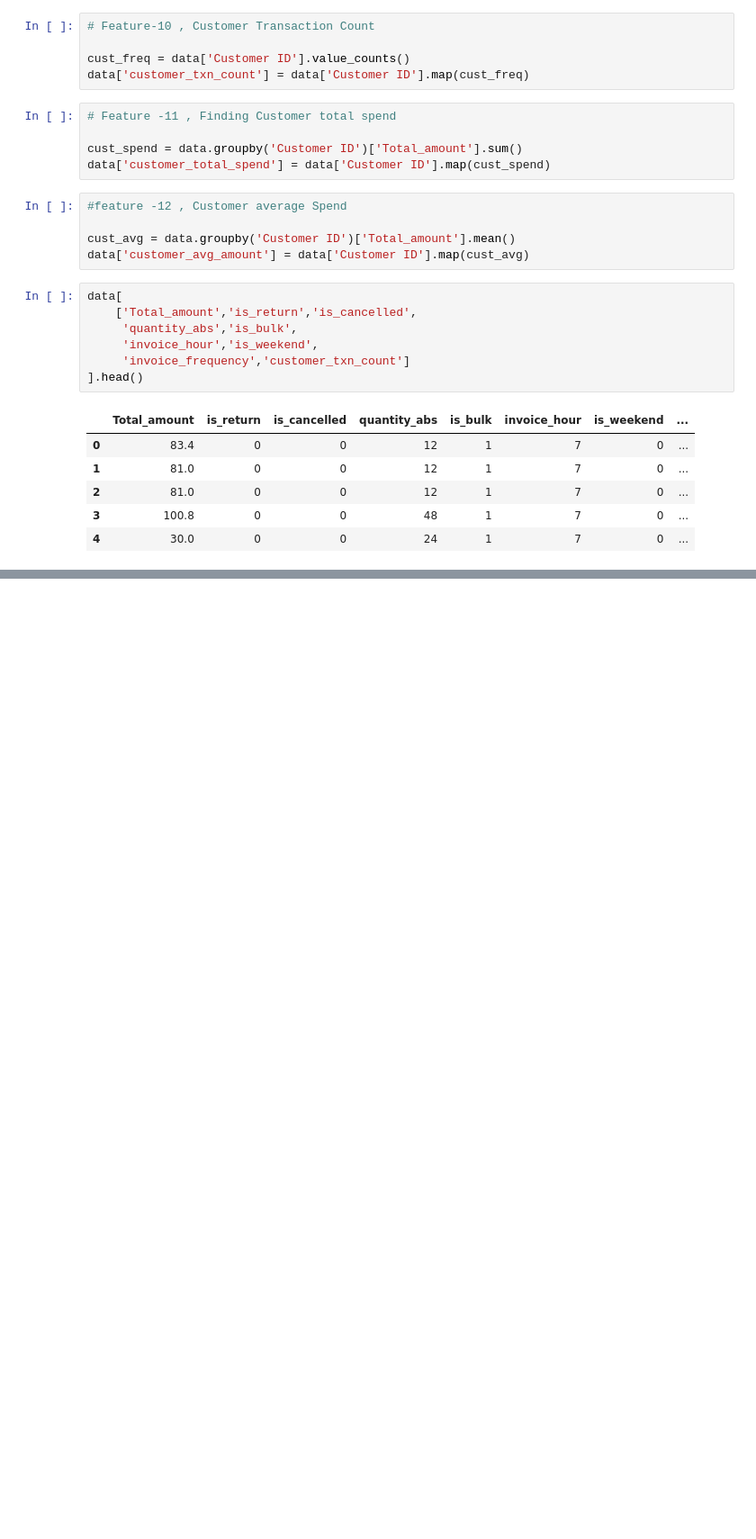
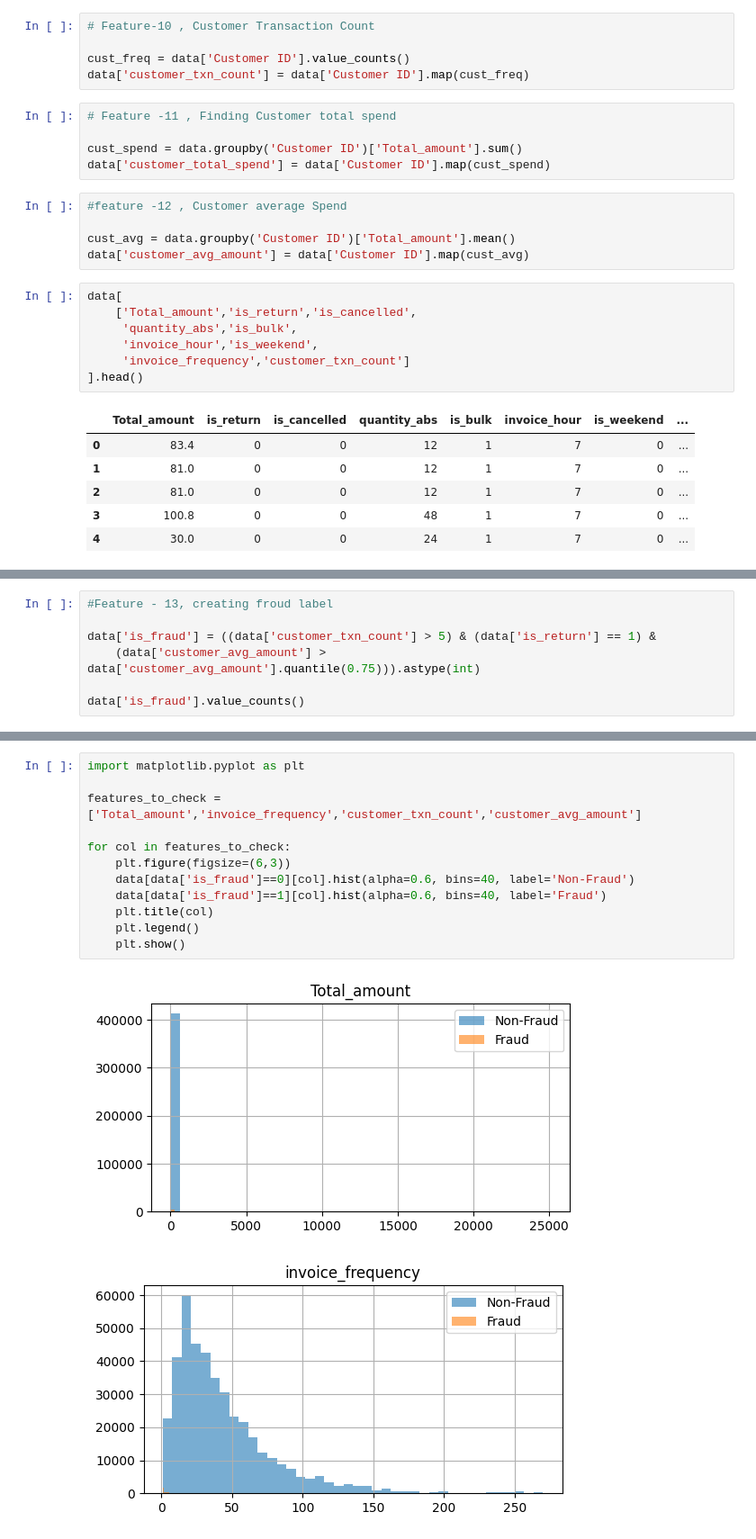
Before and after one commit to Sameer-ship-it/Customer-Behaviour-Prediction, a Jupyter notebook: Customer Purchase Behaviour & Return Fraud Prediction.ipynb, the cells around one changed output, grey strips where cells are left out. Shown at 90% size. Saved outputs shown, nothing was run; the diff lists cells and outputs as text; blank space fills up the shorter version.

Commit message:
Data Exploration and creation of new features

```diff
--- a/Customer Purchase Behaviour & Return Fraud Prediction.ipynb
+++ b/Customer Purchase Behaviour & Return Fraud Prediction.ipynb
@@ -205,0 +208,7 @@ encoded_data
+# %%
+#Feature - 13, creating froud label
+
+data['is_fraud'] = ((data['customer_txn_count'] > 5) & (data['is_return'] == 1) &
+    (data['customer_avg_amount'] > data['customer_avg_amount'].quantile(0.75))).astype(int)
+
+data['is_fraud'].value_counts()
@@ -205,0 +238,15 @@ encoded_data
+# %%
+import matplotlib.pyplot as plt
+
+features_to_check = ['Total_amount','invoice_frequency','customer_txn_count','customer_avg_amount']
+
+for col in features_to_check:
+    plt.figure(figsize=(6,3))
+    data[data['is_fraud']==0][col].hist(alpha=0.6, bins=40, label='Non-Fraud')
+    data[data['is_fraud']==1][col].hist(alpha=0.6, bins=40, label='Fraud')
+    plt.title(col)
+    plt.legend()
+    plt.show()
+# %% [output]
+[figure, added]
+[figure, added]
```
Also changed, not shown: parts of 17 cells of this notebook.
